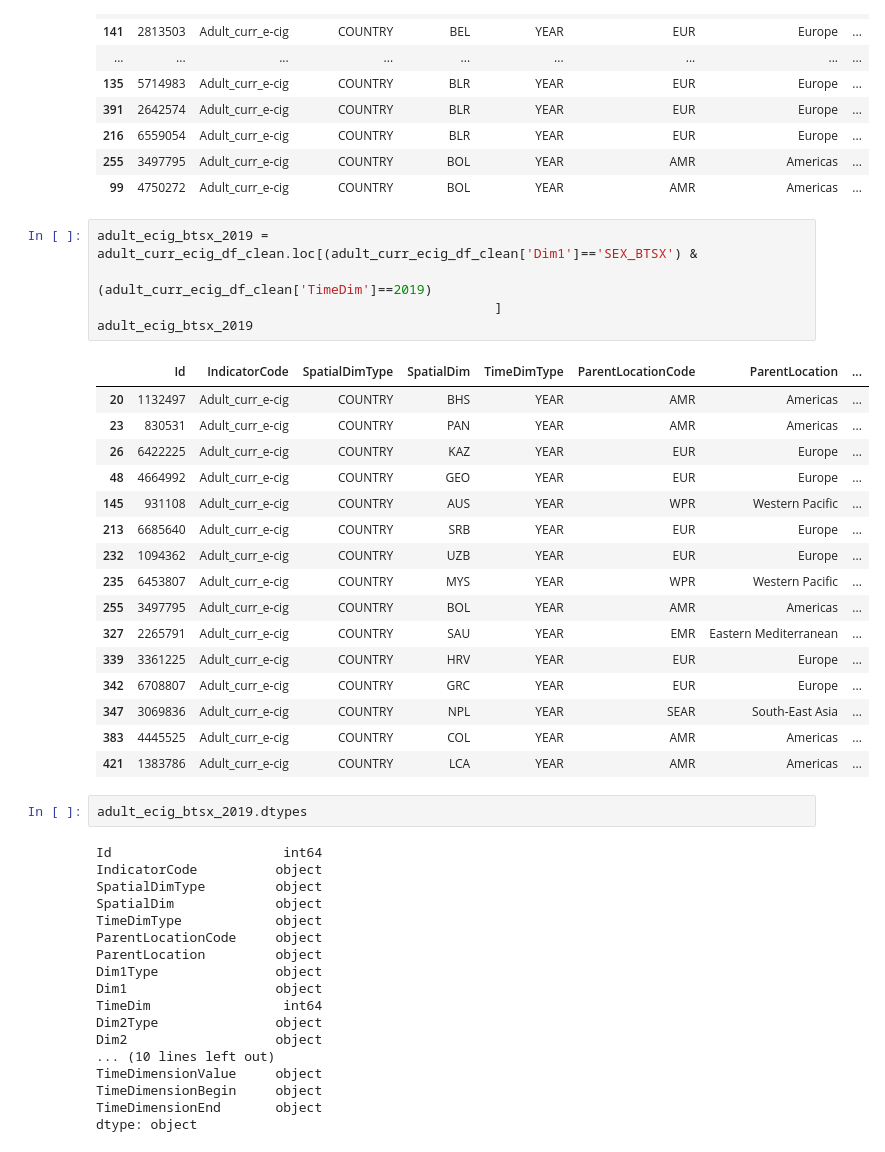
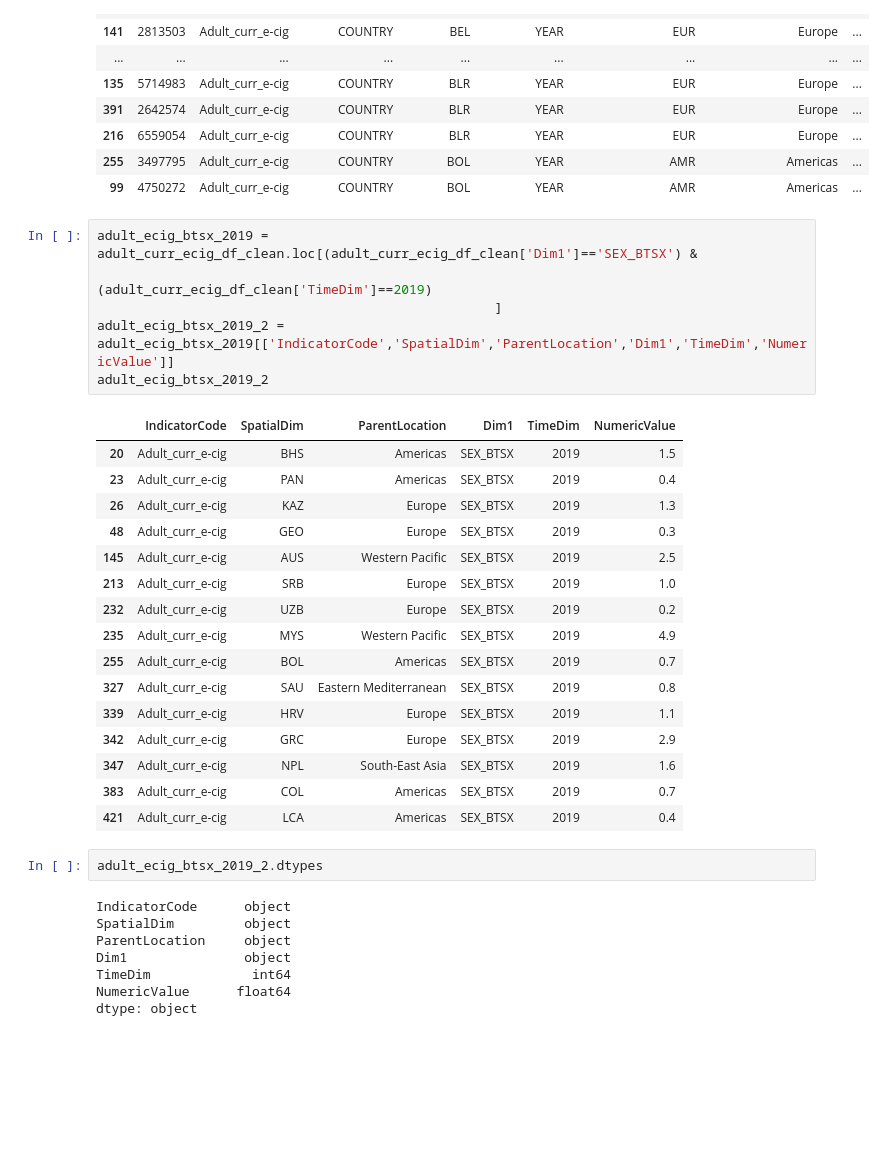
Before and after one commit to Sueraaa/project1-group5, a Jupyter notebook: Project_ex1/Code/WHO_analysis.ipynb, the cells around one changed output. Cells and saved outputs as stored; diff of their text form; blank space fills up the shorter version.

```diff
--- a/Project_ex1/Code/WHO_analysis.ipynb
+++ b/Project_ex1/Code/WHO_analysis.ipynb
@@ -185,43 +185,34 @@ adult_curr_ecig_df_clean.sort_values(['SpatialDim', 'Dim1', 'TimeDim']).head(20)
 # %%
 adult_ecig_btsx_2019 = adult_curr_ecig_df_clean.loc[(adult_curr_ecig_df_clean['Dim1']=='SEX_BTSX') &
                                                     (adult_curr_ecig_df_clean['TimeDim']==2019)
                                                    ]
-adult_ecig_btsx_2019
+adult_ecig_btsx_2019_2 = adult_ecig_btsx_2019[['IndicatorCode','SpatialDim','ParentLocation','Dim1','TimeDim','NumericValue']]
+adult_ecig_btsx_2019_2
 # %% [output]
-|  | Id | IndicatorCode | SpatialDimType | SpatialDim | TimeDimType | ParentLocationCode | ParentLocation | ... |
-| 20 | 1132497 | Adult_curr_e-cig | COUNTRY | BHS | YEAR | AMR | Americas | ... |
-| 23 | 830531 | Adult_curr_e-cig | COUNTRY | PAN | YEAR | AMR | Americas | ... |
-| 26 | 6422225 | Adult_curr_e-cig | COUNTRY | KAZ | YEAR | EUR | Europe | ... |
-| 48 | 4664992 | Adult_curr_e-cig | COUNTRY | GEO | YEAR | EUR | Europe | ... |
-| 145 | 931108 | Adult_curr_e-cig | COUNTRY | AUS | YEAR | WPR | Western Pacific | ... |
-| 213 | 6685640 | Adult_curr_e-cig | COUNTRY | SRB | YEAR | EUR | Europe | ... |
-| 232 | 1094362 | Adult_curr_e-cig | COUNTRY | UZB | YEAR | EUR | Europe | ... |
-| 235 | 6453807 | Adult_curr_e-cig | COUNTRY | MYS | YEAR | WPR | Western Pacific | ... |
-| 255 | 3497795 | Adult_curr_e-cig | COUNTRY | BOL | YEAR | AMR | Americas | ... |
-| 327 | 2265791 | Adult_curr_e-cig | COUNTRY | SAU | YEAR | EMR | Eastern Mediterranean | ... |
-| 339 | 3361225 | Adult_curr_e-cig | COUNTRY | HRV | YEAR | EUR | Europe | ... |
-| 342 | 6708807 | Adult_curr_e-cig | COUNTRY | GRC | YEAR | EUR | Europe | ... |
-| 347 | 3069836 | Adult_curr_e-cig | COUNTRY | NPL | YEAR | SEAR | South-East Asia | ... |
-| 383 | 4445525 | Adult_curr_e-cig | COUNTRY | COL | YEAR | AMR | Americas | ... |
-| 421 | 1383786 | Adult_curr_e-cig | COUNTRY | LCA | YEAR | AMR | Americas | ... |
+|  | IndicatorCode | SpatialDim | ParentLocation | Dim1 | TimeDim | NumericValue |
+| 20 | Adult_curr_e-cig | BHS | Americas | SEX_BTSX | 2019 | 1.5 |
+| 23 | Adult_curr_e-cig | PAN | Americas | SEX_BTSX | 2019 | 0.4 |
+| 26 | Adult_curr_e-cig | KAZ | Europe | SEX_BTSX | 2019 | 1.3 |
+| 48 | Adult_curr_e-cig | GEO | Europe | SEX_BTSX | 2019 | 0.3 |
+| 145 | Adult_curr_e-cig | AUS | Western Pacific | SEX_BTSX | 2019 | 2.5 |
+| 213 | Adult_curr_e-cig | SRB | Europe | SEX_BTSX | 2019 | 1.0 |
+| 232 | Adult_curr_e-cig | UZB | Europe | SEX_BTSX | 2019 | 0.2 |
+| 235 | Adult_curr_e-cig | MYS | Western Pacific | SEX_BTSX | 2019 | 4.9 |
+| 255 | Adult_curr_e-cig | BOL | Americas | SEX_BTSX | 2019 | 0.7 |
+| 327 | Adult_curr_e-cig | SAU | Eastern Mediterranean | SEX_BTSX | 2019 | 0.8 |
+| 339 | Adult_curr_e-cig | HRV | Europe | SEX_BTSX | 2019 | 1.1 |
+| 342 | Adult_curr_e-cig | GRC | Europe | SEX_BTSX | 2019 | 2.9 |
+| 347 | Adult_curr_e-cig | NPL | South-East Asia | SEX_BTSX | 2019 | 1.6 |
+| 383 | Adult_curr_e-cig | COL | Americas | SEX_BTSX | 2019 | 0.7 |
+| 421 | Adult_curr_e-cig | LCA | Americas | SEX_BTSX | 2019 | 0.4 |
 # %%
-adult_ecig_btsx_2019.dtypes
+adult_ecig_btsx_2019_2.dtypes
 # %% [output]
-Id                      int64
-IndicatorCode          object
-SpatialDimType         object
-SpatialDim             object
-TimeDimType            object
-ParentLocationCode     object
-ParentLocation         object
-Dim1Type               object
-Dim1                   object
-TimeDim                 int64
-Dim2Type               object
-Dim2                   object
-... (10 lines left out)
-TimeDimensionValue     object
-TimeDimensionBegin     object
-TimeDimensionEnd       object
+IndicatorCode      object
+SpatialDim         object
+ParentLocation     object
+Dim1               object
+TimeDim             int64
+NumericValue      float64
 dtype: object
 # %%
```
Also changed, not shown: parts of 34 cells of this notebook.
